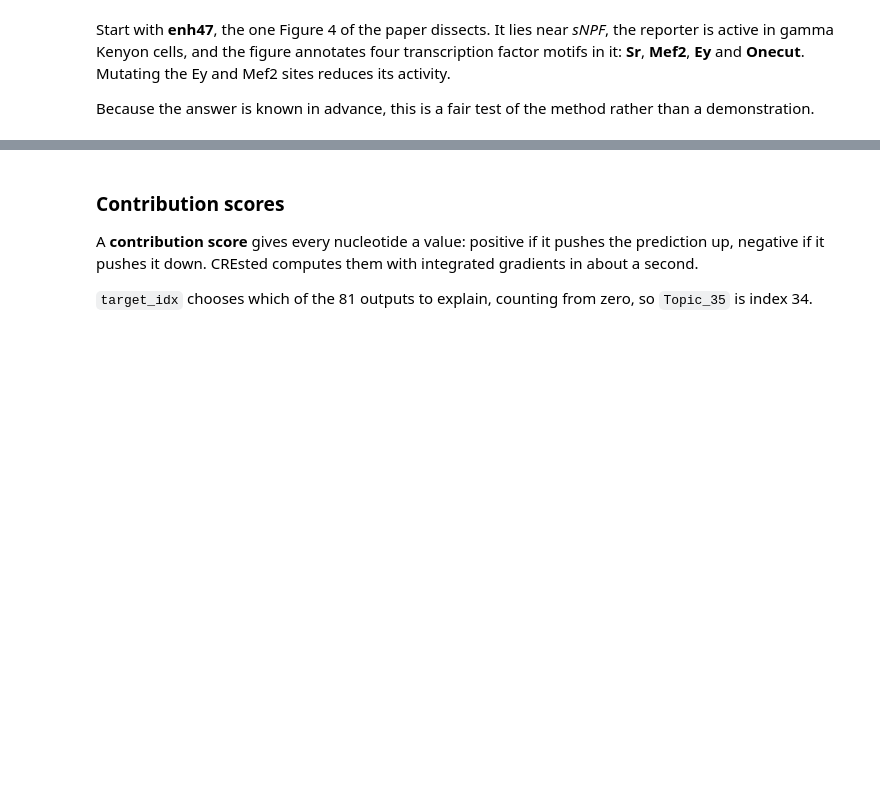
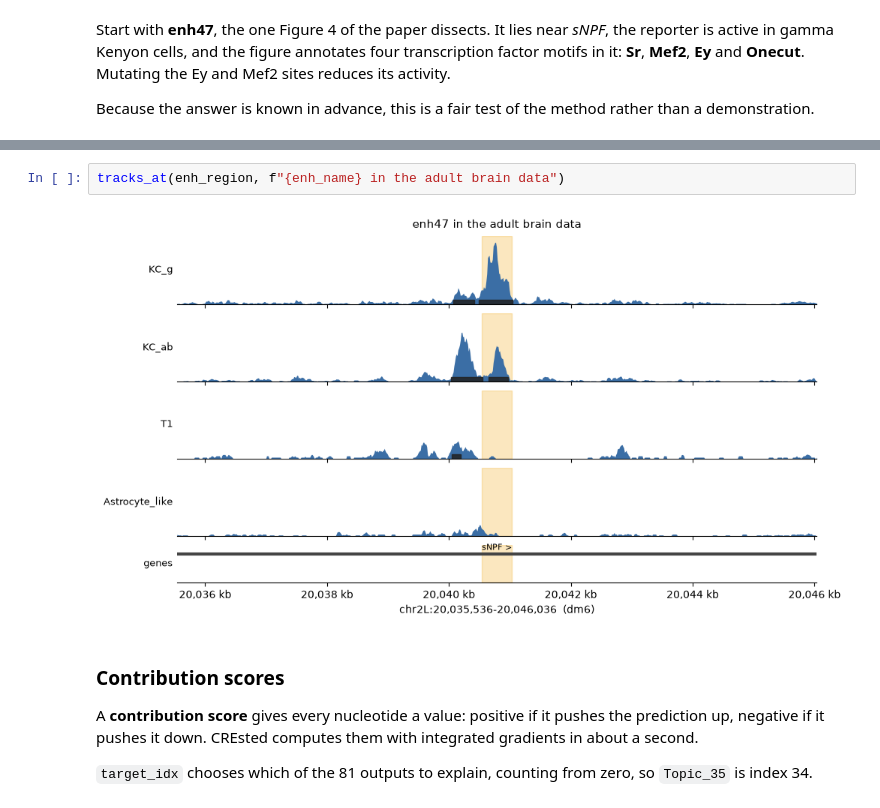
Before and after one commit to nkempynck/isn-school-2026, a Jupyter notebook: notebooks/practicals/06_crested_deepflybrain.ipynb, the cells around one changed output, grey strips where cells are left out. Cells and saved outputs as stored; diff of their text form; blank space fills up the shorter version.

```diff
--- a/notebooks/practicals/06_crested_deepflybrain.ipynb
+++ b/notebooks/practicals/06_crested_deepflybrain.ipynb
@@ -392,4 +342,8 @@ crested.pl.region.bar(
 [figure]
+# %%
+tracks_at(enh_region, f"{enh_name} in the adult brain data")
+# %% [output]
+[figure, added]
 # %% [markdown]
 ### Contribution scores
 
```
Also changed, not shown: parts of 49 cells of this notebook.
